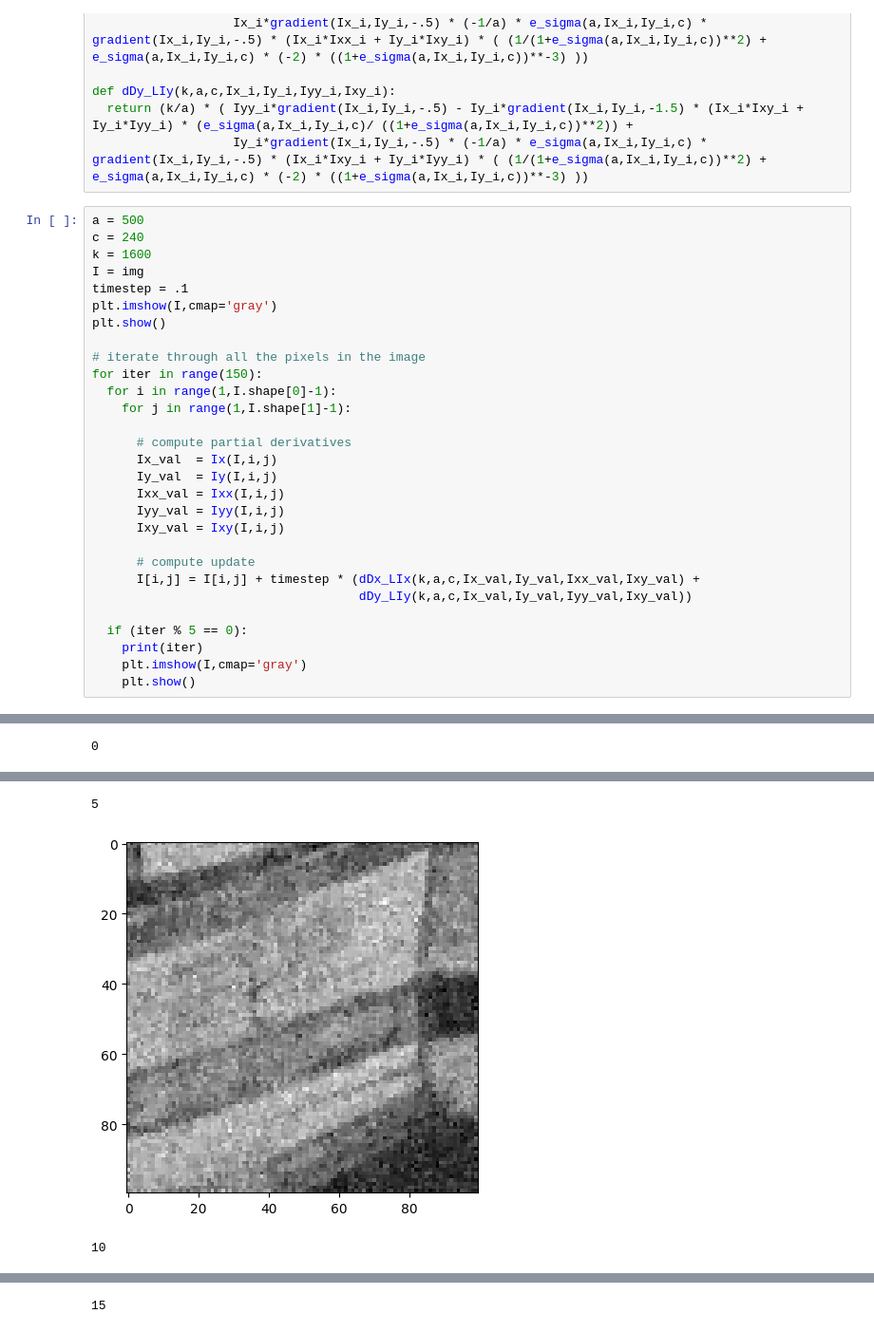
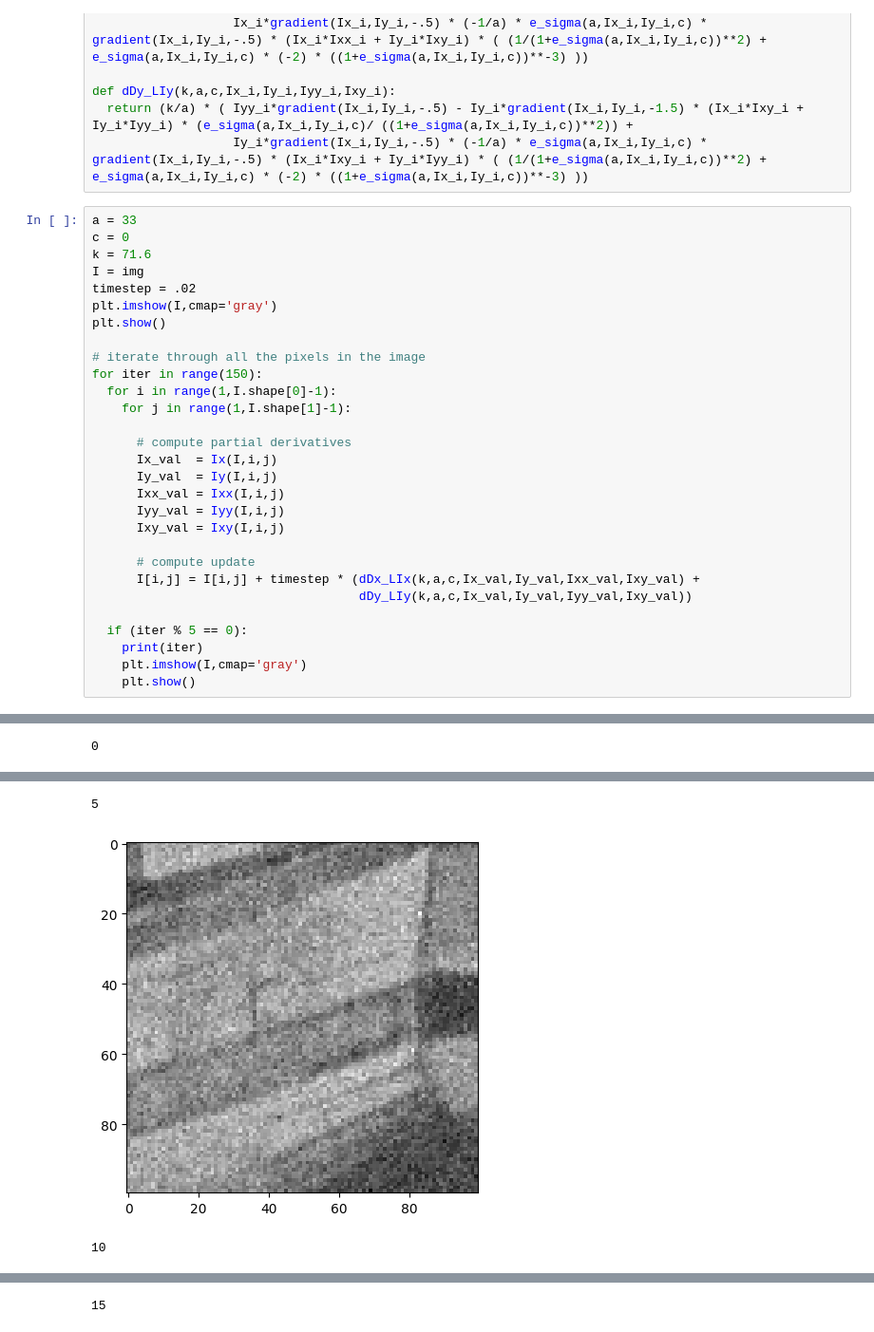
Before and after one commit to AlexDom513/ECE-6560-Final-Project, a Jupyter notebook: code/Sigmoid.ipynb, the cells around one changed output, grey strips where cells are left out. Shown at 95% size. Drawn from its saved outputs; the diff is of its cells as text.

```diff
--- a/code/Sigmoid.ipynb
+++ b/code/Sigmoid.ipynb
@@ -70,11 +69,11 @@ def dDy_LIy(k,a,c,Ix_i,Iy_i,Iyy_i,Ixy_i):
   return (k/a) * ( Iyy_i*gradient(Ix_i,Iy_i,-.5) - Iy_i*gradient(Ix_i,Iy_i,-1.5) * (Ix_i*Ixy_i + Iy_i*Iyy_i) * (e_sigma(a,Ix_i,Iy_i,c)/ ((1+e_sigma(a,Ix_i,Iy_i,c))**2)) +
                    Iy_i*gradient(Ix_i,Iy_i,-.5) * (-1/a) * e_sigma(a,Ix_i,Iy_i,c) * gradient(Ix_i,Iy_i,-.5) * (Ix_i*Ixy_i + Iy_i*Iyy_i) * ( (1/(1+e_sigma(a,Ix_i,Iy_i,c))**2) + e_sigma(a,Ix_i,Iy_i,c) * (-2) * ((1+e_sigma(a,Ix_i,Iy_i,c))**-3) ))
 # %%
-a = 500
-c = 240
-k = 1600
+a = 33
+c = 0
+k = 71.6
 I = img
-timestep = .1
+timestep = .02
 plt.imshow(I,cmap='gray')
 plt.show()
 
@@ -105,3 +104,3 @@ for iter in range(150):
 5
-[figure, old version]
+[figure, new version]
 10
```
Also changed, not shown: parts of 3 cells of this notebook, 6 other files.
